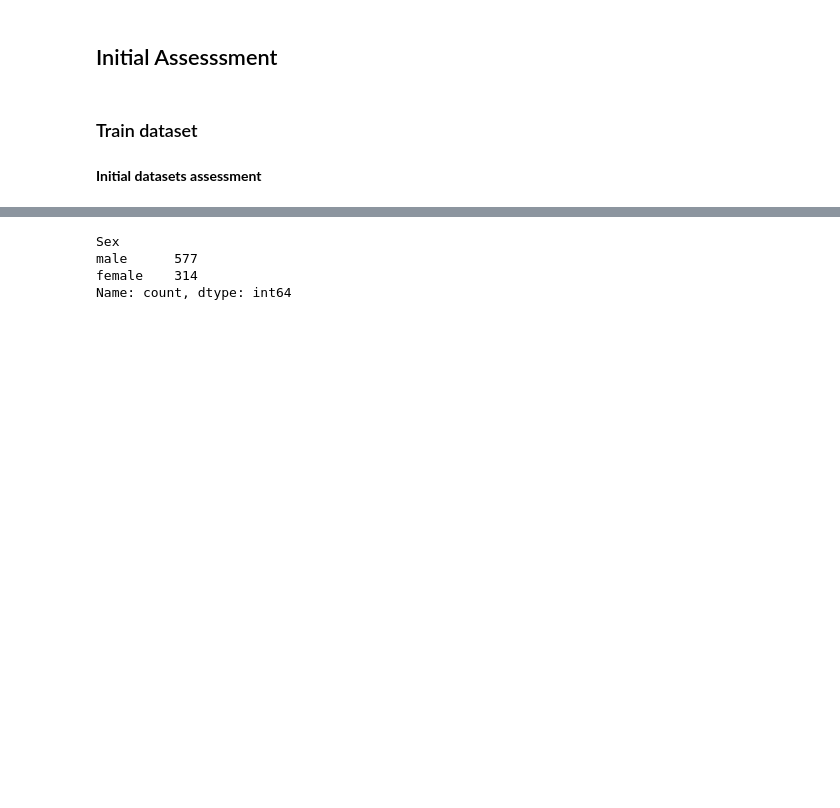
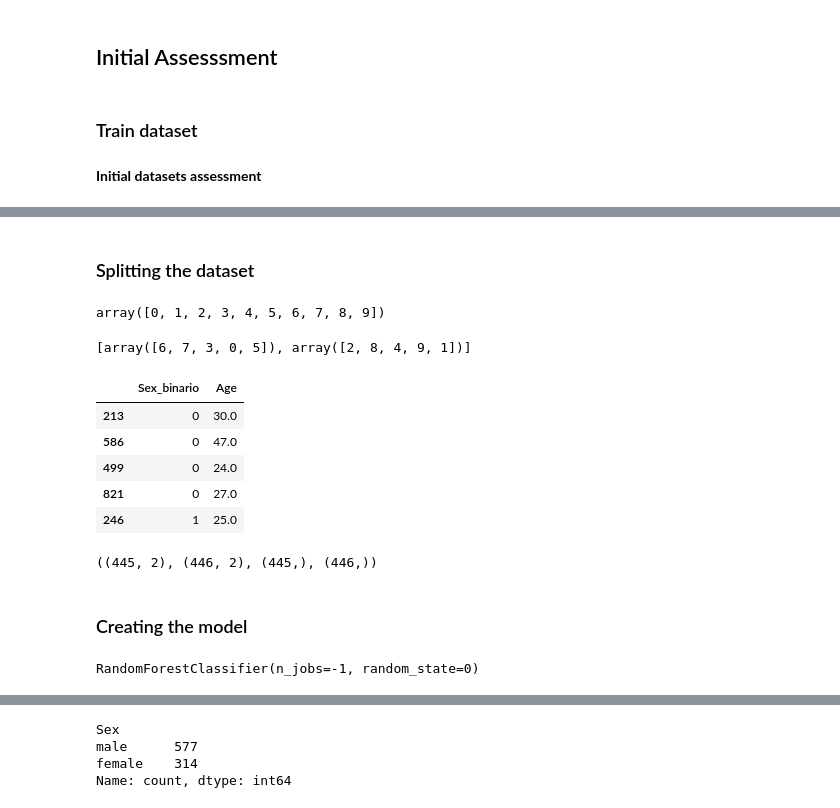
Before and after one commit to pedrolocosta/kaggle-data-science-challenges, a Jupyter notebook: titanic/notebooks/notebook_s3.ipynb, the cells around one changed output, grey strips where cells are left out. Drawn from its saved outputs; the diff is of its cells as text; code cells hidden in the pictures; blank space fills up the shorter version.

Commit message:
Adding validation to the project

```diff
--- a/titanic/notebooks/notebook_s3.ipynb
+++ b/titanic/notebooks/notebook_s3.ipynb
@@ -35,3 +34,13 @@ train.head()
 | 2 | 3 | 1 | 3 | Heikkinen, Miss. Laina | female | 26.0 | 0 | 0 | STON/O2. 3101282 | 7.9250 | ... |
 | 3 | 4 | 1 | 1 | Futrelle, Mrs. Jacques Heath (Lil... | female | 35.0 | 1 | 0 | 113803 | 53.1000 | ... |
 | 4 | 5 | 0 | 3 | Allen, Mr. William Henry | male | 35.0 | 0 | 0 | 373450 | 8.0500 | ... |
+# %%
+# creating a function to handle categorical variables
+def transformar_sexo(valor):
+    if valor =='female':
+        return 1
+    else:
+        return 0
+# %%
+train['Sex_binario'] = train['Sex'].map(transformar_sexo)
+test['Sex_binario'] = test['Sex'].map(transformar_sexo)
@@ -37,0 +51,3 @@ train.head()
+# %%
+X = train[variaveis]
+y = train['Survived']
@@ -38,4 +77,37 @@ train.head()
+# %% [markdown]
+### Splitting the dataset
+# %%
+X_falso = np.arange(10)
+X_falso
+# %% [output]
+array([0, 1, 2, 3, 4, 5, 6, 7, 8, 9])
+# %%
+np.random.seed(0)
+train_test_split(X_falso, test_size=0.5)
+# %% [output]
+[array([6, 7, 3, 0, 5]), array([2, 8, 4, 9, 1])]
+# %%
+np.random.seed(0)
+X_treino, X_valid, y_treino, y_valid = train_test_split(X, y, test_size=0.5)
+# %%
+X_treino.head()
+# %% [output]
+|  | Sex_binario | Age |
+| 213 | 0 | 30.0 |
+| 586 | 0 | 47.0 |
+| 499 | 0 | 24.0 |
+| 821 | 0 | 27.0 |
+| 246 | 1 | 25.0 |
+# %%
+X_treino.shape, X_valid.shape, y_treino.shape, y_valid.shape
+# %% [output]
+((445, 2), (446, 2), (445,), (446,))
+# %% [markdown]
+### Creating the model
 # %%
 modelo = RandomForestClassifier(n_estimators=100, n_jobs=-1, random_state=0)
 # %%
-variaveis = ['Sex_binario', 'Age']
+# training the model
+modelo.fit(X_treino, y_treino)
+# %% [output]
+RandomForestClassifier(n_jobs=-1, random_state=0)
```
Also changed, not shown: parts of 8 cells of this notebook, 1 other file.
